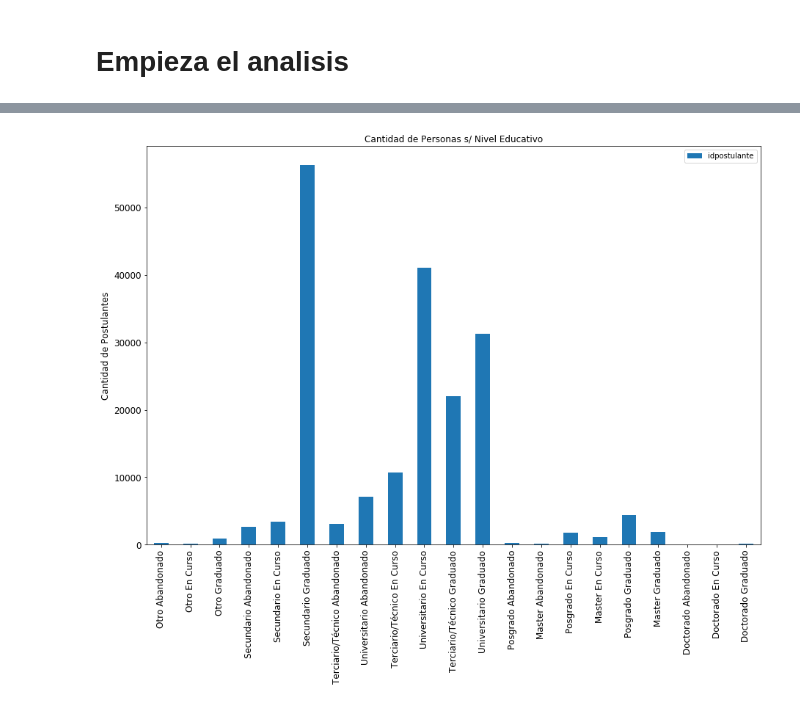
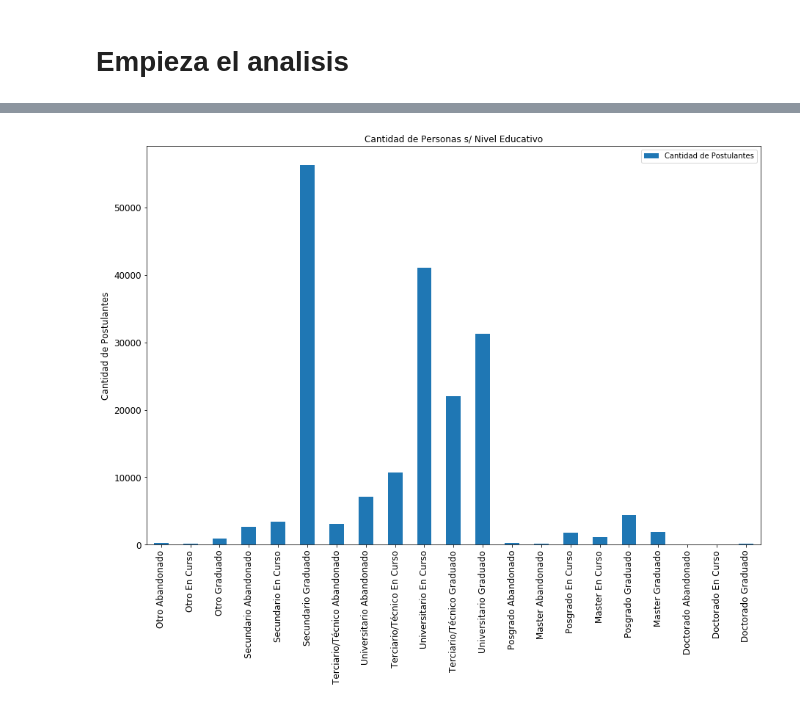
Before and after one commit to PRPablo/dataJobSearches, a Jupyter notebook: exploratoryAnalysis/tp_adri.ipynb, the cells around one changed output, grey strips where cells are left out. Cells and saved outputs as stored; diff of their text form; code cells hidden in the pictures.

```diff
--- a/exploratoryAnalysis/tp_adri.ipynb
+++ b/exploratoryAnalysis/tp_adri.ipynb
@@ -108,3 +52,21 @@ dtype: int64
+# %%
+# Asigno puntajes a los diferentes niveles educativos encontrados para poder
+# obtener asi la educacion mas valiosa de cada postulante.
+valores_educacion = pd.DataFrame({
+    'nombre': ['Otro',  'Otro',  'Otro',  'Secundario',  'Secundario',  'Secundario',  'Terciario/Técnico', 'Universitario',  \
+              'Terciario/Técnico', 'Universitario',  'Terciario/Técnico', 'Universitario',  'Posgrado', 'Master','Posgrado', \
+              'Master','Posgrado', 'Master','Doctorado','Doctorado','Doctorado'],
+    'estado': ['Abandonado', 'En Curso','Graduado','Abandonado', 'En Curso','Graduado','Abandonado', 'Abandonado', 'En Curso',\
+              'En Curso','Graduado','Graduado','Abandonado', 'Abandonado', 'En Curso','En Curso','Graduado','Graduado',\
+              'Abandonado', 'En Curso','Graduado'],
+    'valor_educacion': [1 , 2 , 3 , 4, 5,6 ,7 ,8 ,9,10, 11, 12, 13, 14, 15, 16, 17, 18, 19, 20, 21]})
+
+# Y le pongo las mismas categorias que ya habia encontrado previamente.
+valores_educacion.nombre = valores_educacion.nombre.astype((pd.api.types.CategoricalDtype(post_educacion.nombre.cat.categories)))
+valores_educacion.estado = valores_educacion.estado.astype((pd.api.types.CategoricalDtype(post_educacion.estado.cat.categories)))
+
+# Cuento cuantos registros tengo actualmente, para comprobar que no hay errores mas adelante.
+# post_educacion.count()
 # %%
 # Hago el join para aplicar puntajes a las educaciones de los postulantes.
 post_educacion = pd.merge(post_educacion, valores_educacion,  how='inner', \
@@ -143,4 +93,0 @@ post_educacion.head()
-# %%
-post_educacion['resumen'] = post_educacion['nombre'] + ' ' + post_educacion["estado"]
-post_educacion = post_educacion[['idpostulante', 'valor_educacion', 'resumen']]
-post_educacion.head()
@@ -174,0 +94,9 @@ post_educacion_graph.head(22)
+# %%
+post_educacion_graph = post_educacion.groupby(['nombre', 'estado', 'valor_educacion'])['idpostulante'].count().reset_index()
+post_educacion_graph['resumen'] = post_educacion_graph.nombre.astype('object') + ' ' + post_educacion_graph.estado.astype('object')
+post_educacion_graph.sort_values('valor_educacion', inplace=True)
+post_educacion_graph.reset_index()
+post_educacion_graph.drop(['nombre', 'estado', 'valor_educacion'], axis=1, inplace=True)
+post_educacion_graph.rename(columns= {'idpostulante' : 'Cantidad de Postulantes'}, inplace=True)
+
+post_educacion_graph.head(22)
@@ -175,9 +121,9 @@ post_educacion_graph.head(22)
 # %%
-post_educacion_graph = post_educacion_graph[['resumen','idpostulante']].plot(kind='bar', x = 'resumen',
+post_educacion_graph2 = post_educacion_graph[['resumen','Cantidad de Postulantes']].plot(kind='bar', x = 'resumen',
                                                            title ="Cantidad de Personas s/ Nivel Educativo",
                                                            figsize=(15, 10), legend=True, fontsize=12)
-post_educacion_graph.set_xlabel("", fontsize=12)
-post_educacion_graph.set_ylabel("Cantidad de Postulantes", fontsize=12)
+post_educacion_graph2.set_xlabel("", fontsize=12)
+post_educacion_graph2.set_ylabel("Cantidad de Postulantes", fontsize=12)
 plt.show()
 # %% [output]
-[figure, old version]
+[figure, new version]
```
Also changed, not shown: parts of 21 cells of this notebook.
